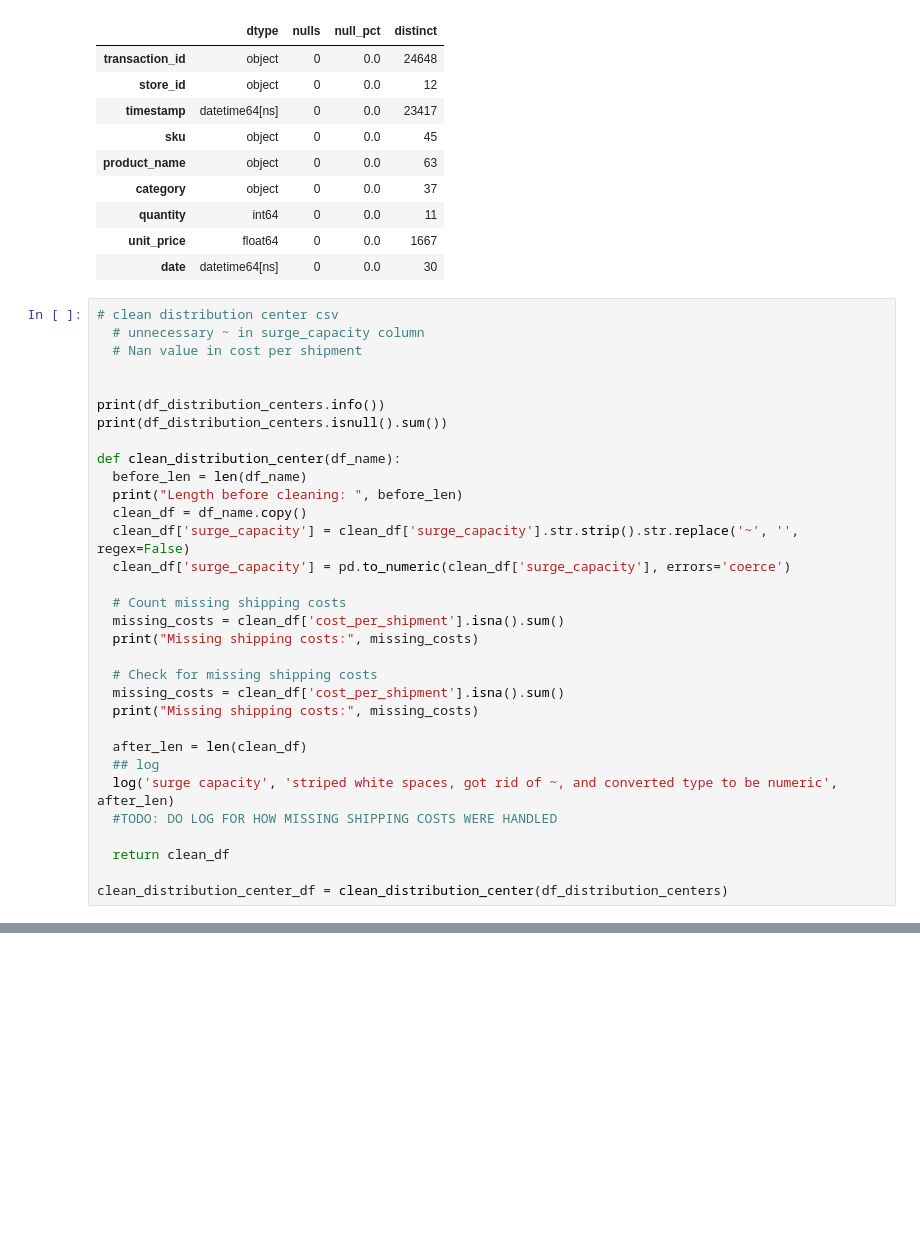
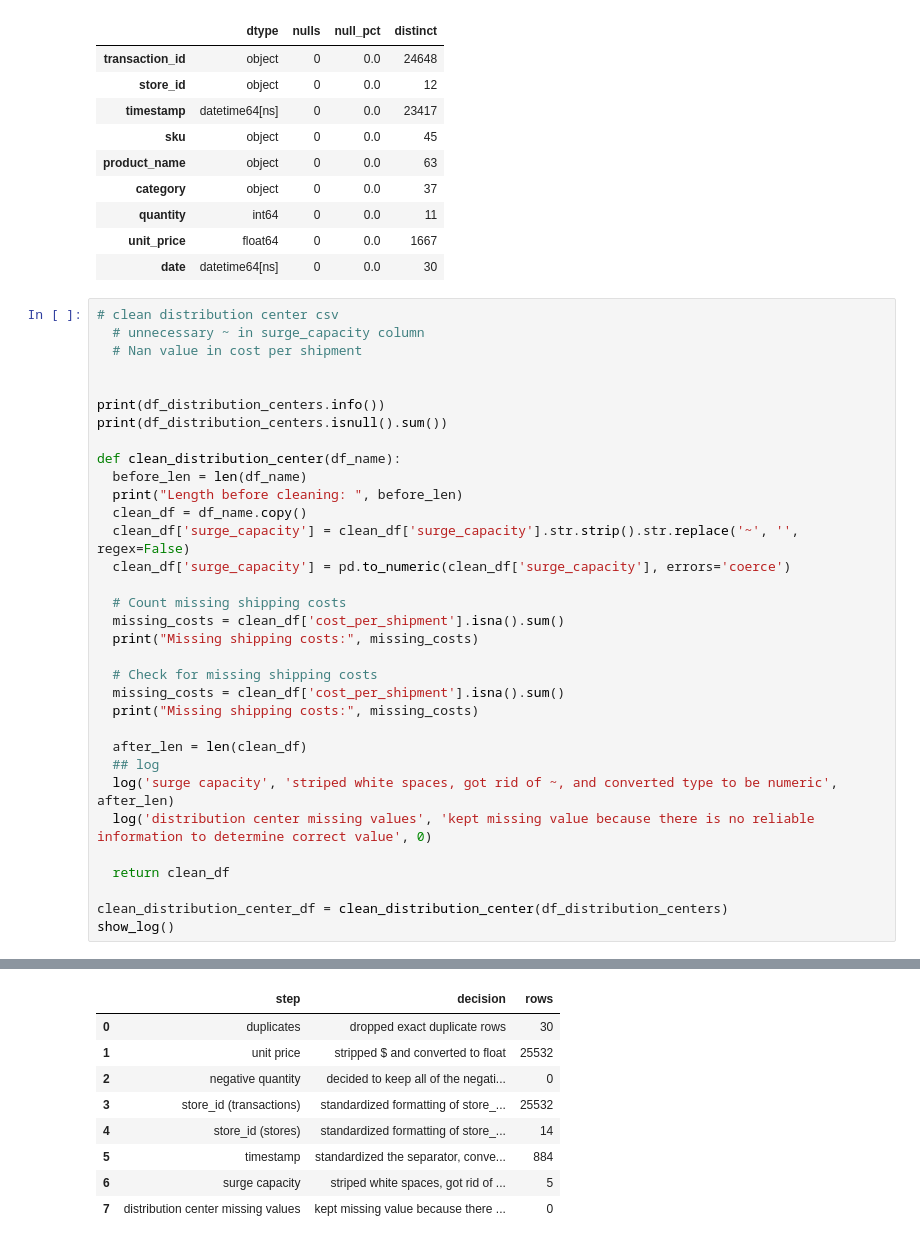
Before and after one commit to AdelineKwakye/walmart-huricane-project, a Jupyter notebook: notebooks/scratch/Adeline_Kwakye_Notebook.ipynb, the cells around one changed output, grey strips where cells are left out. Saved outputs shown, nothing was run; the diff lists cells and outputs as text; blank space fills up the shorter version.

Commit message:
finished function for cleaning distribution center csv

```diff
--- a/notebooks/scratch/Adeline_Kwakye_Notebook.ipynb
+++ b/notebooks/scratch/Adeline_Kwakye_Notebook.ipynb
@@ -368,11 +370,12 @@ def clean_distribution_center(df_name):
   after_len = len(clean_df)
   ## log
   log('surge capacity', 'striped white spaces, got rid of ~, and converted type to be numeric', after_len)
-  #TODO: DO LOG FOR HOW MISSING SHIPPING COSTS WERE HANDLED
+  log('distribution center missing values', 'kept missing value because there is no reliable information to determine correct value', 0)
 
   return clean_df
 
 clean_distribution_center_df = clean_distribution_center(df_distribution_centers)
+show_log()
 # %% [output]
 <class 'pandas.core.frame.DataFrame'>
 RangeIndex: 5 entries, 0 to 4
@@ -393,0 +397,9 @@ dtype: int64
+|  | step | decision | rows |
+| 0 | duplicates | dropped exact duplicate rows | 30 |
+| 1 | unit price | stripped $ and converted to float | 25532 |
+| 2 | negative quantity | decided to keep all of the negati... | 0 |
+| 3 | store_id (transactions) | standardized formatting of store_... | 25532 |
+| 4 | store_id (stores) | standardized formatting of store_... | 14 |
+| 5 | timestamp | standardized the separator, conve... | 884 |
+| 6 | surge capacity | striped white spaces, got rid of ... | 5 |
+| 7 | distribution center missing values | kept missing value because there ... | 0 |
```
Also changed, not shown: parts of 4 cells of this notebook.
